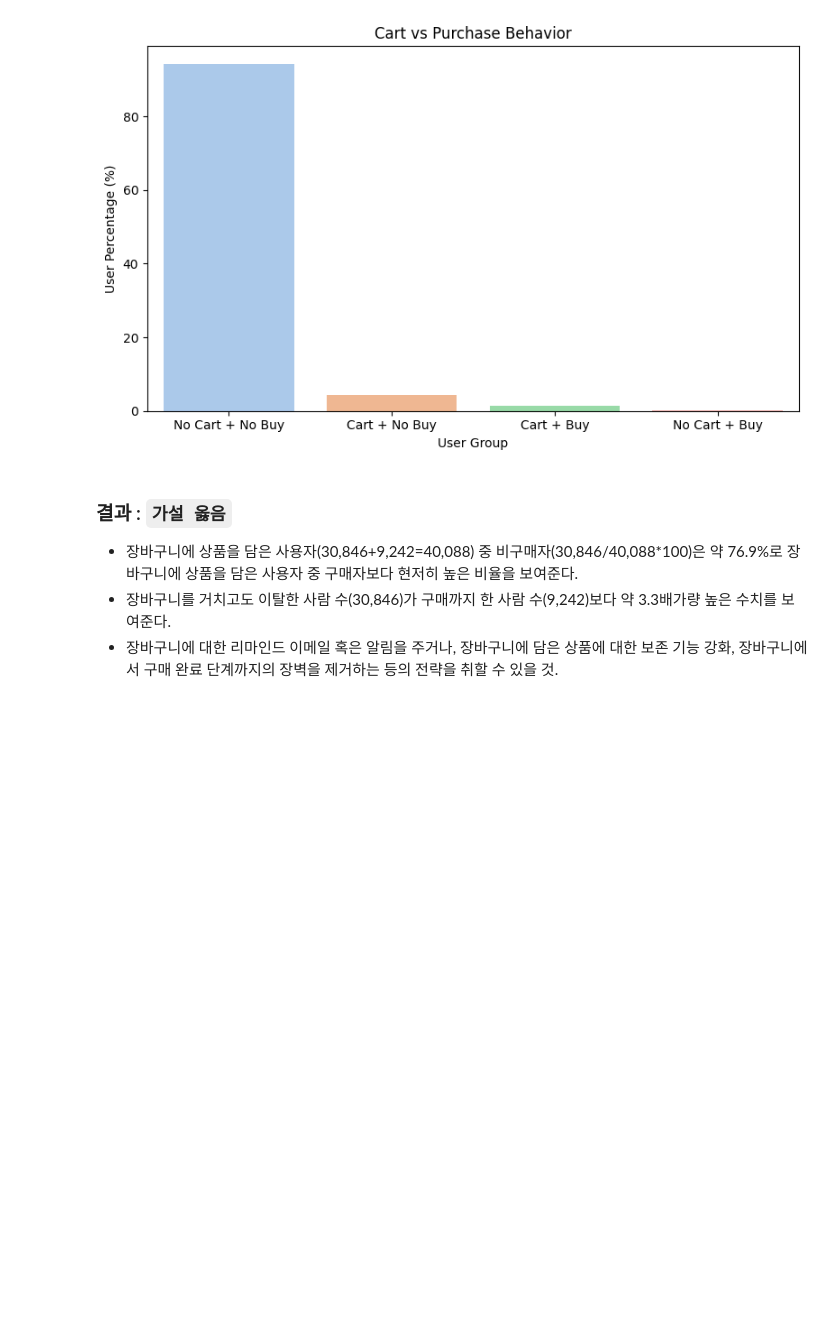
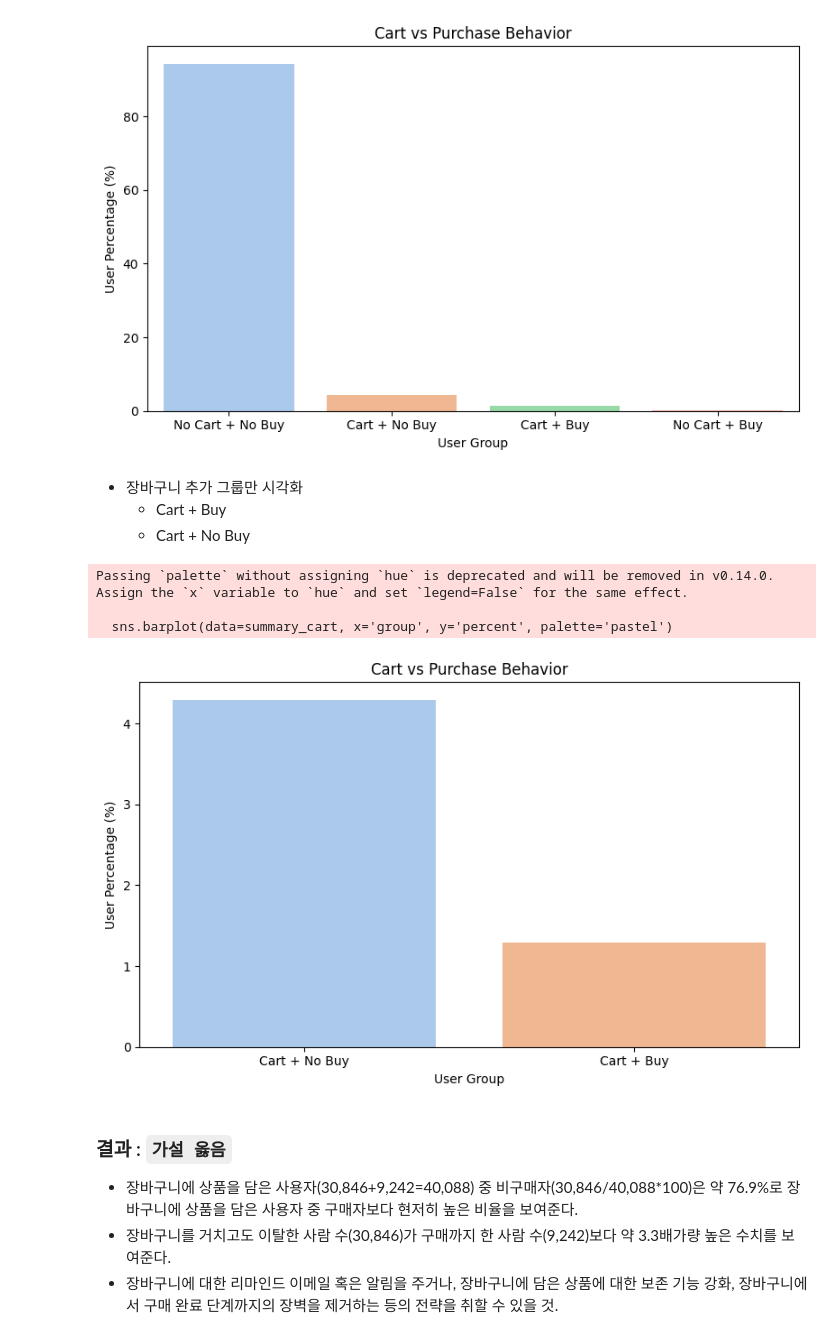
Before and after one commit to yeedacoding/eCommerce-User-Behavior-Analytics, a Jupyter notebook: hypothesis.ipynb, the cells around one changed output. Cells and saved outputs as stored; diff of their text form; code cells hidden in the pictures; blank space fills up the shorter version.

```diff
--- a/hypothesis.ipynb
+++ b/hypothesis.ipynb
@@ -393,6 +397,26 @@ Passing `palette` without assigning `hue` is deprecated and will be removed in v
 
   sns.barplot(data=summary, x='group', y='percent', palette='pastel')
 [figure]
+# %% [markdown]
+- 장바구니 추가 그룹만 시각화
+    - Cart + Buy
+    - Cart + No Buy
+# %%
+summary = summary.sort_values('percent', ascending=False)
+summary_cart = summary[summary['group'].isin(['Cart + Buy', 'Cart + No Buy'])]
+
+plt.figure(figsize=(8, 5))
+sns.barplot(data=summary_cart, x='group', y='percent', palette='pastel')
+plt.title("Cart vs Purchase Behavior")
+plt.ylabel("User Percentage (%)")
+plt.xlabel("User Group")
+plt.tight_layout()
+plt.show()
+# %% [output]
+Passing `palette` without assigning `hue` is deprecated and will be removed in v0.14.0. Assign the `x` variable to `hue` and set `legend=False` for the same effect.
+
+  sns.barplot(data=summary_cart, x='group', y='percent', palette='pastel')
+[figure, added]
 # %% [markdown]
 ### 결과 : `가설 옳음`
 
```
Also changed, not shown: parts of 3 cells of this notebook.
